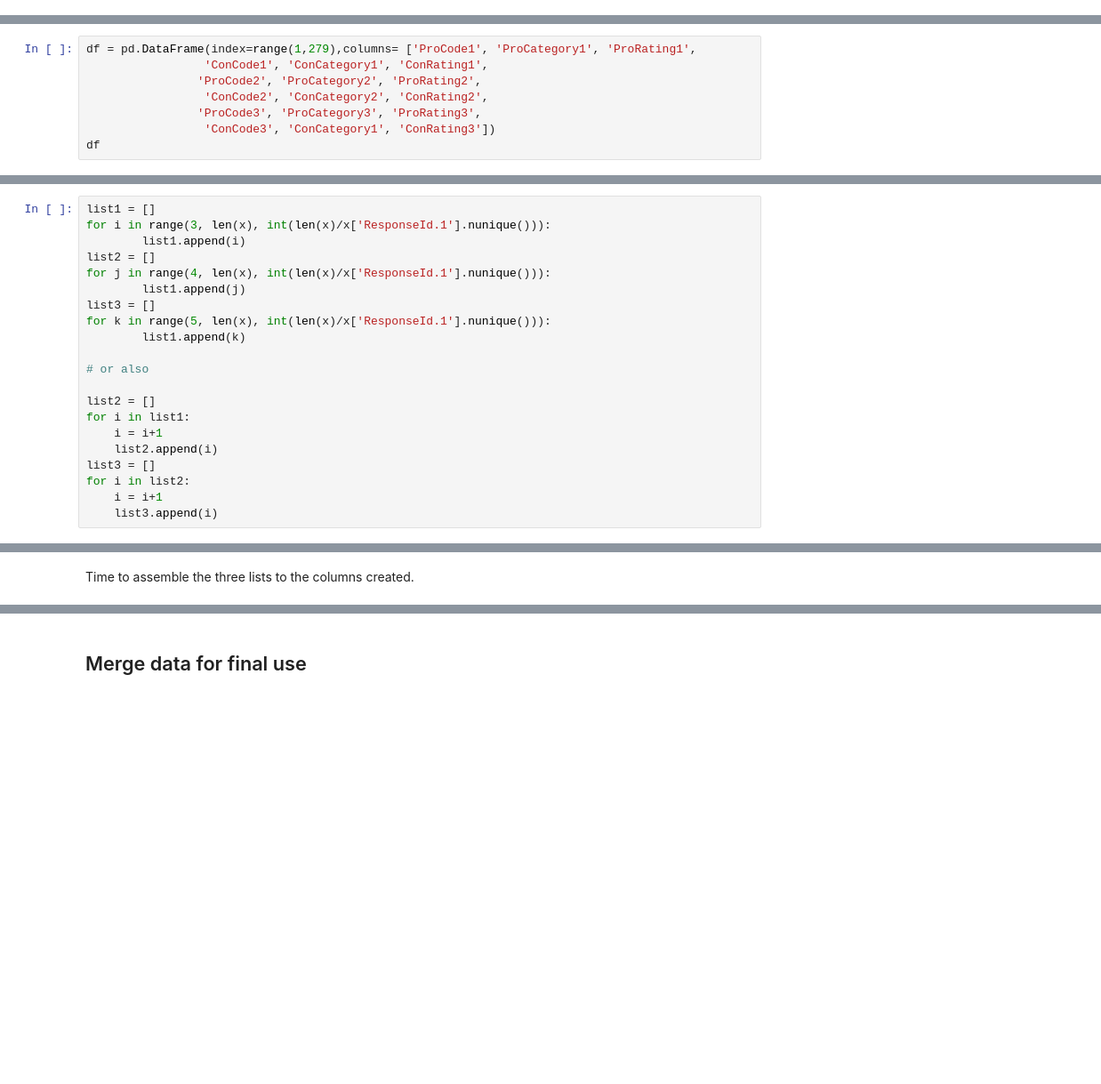
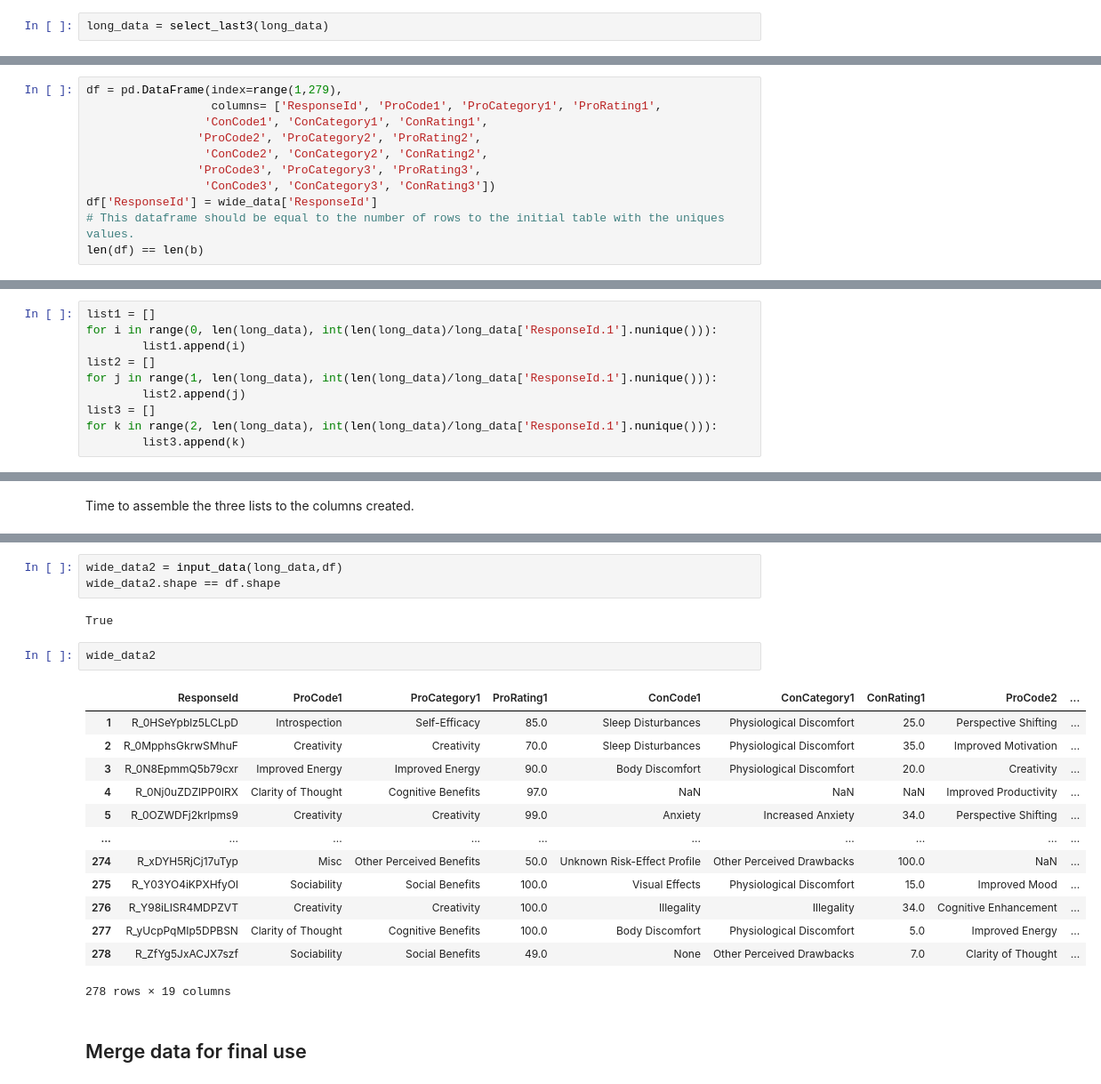
Before and after one commit to dan1dr/microdosing, a Jupyter notebook: notebooks/1.ipynb, the cells around one changed output, grey strips where cells are left out. Shown: that part at 89% size. Drawn from its saved outputs; the diff is of its cells as text; blank space fills up the shorter version.

```diff
--- a/notebooks/1.ipynb
+++ b/notebooks/1.ipynb
@@ -258,0 +246,2 @@ x
+# %%
+long_data = select_last3(long_data)
@@ -263,9 +272,12 @@ Now we have all we need to pivot the data
 # %%
-df = pd.DataFrame(index=range(1,279),columns= ['ProCode1', 'ProCategory1', 'ProRating1',
+df = pd.DataFrame(index=range(1,279),
+                  columns= ['ResponseId', 'ProCode1', 'ProCategory1', 'ProRating1',
                  'ConCode1', 'ConCategory1', 'ConRating1',
                 'ProCode2', 'ProCategory2', 'ProRating2',
                  'ConCode2', 'ConCategory2', 'ConRating2',
                 'ProCode3', 'ProCategory3', 'ProRating3',
-                 'ConCode3', 'ConCategory1', 'ConRating3'])
-df
+                 'ConCode3', 'ConCategory3', 'ConRating3'])
+df['ResponseId'] = wide_data['ResponseId']
+# This dataframe should be equal to the number of rows to the initial table with the uniques values.
+len(df) == len(b)
 # %% [output]
@@ -311,21 +287,10 @@ def select_last3(dataframe):
 # %%
 list1 = []
-for i in range(3, len(x), int(len(x)/x['ResponseId.1'].nunique())):
+for i in range(0, len(long_data), int(len(long_data)/long_data['ResponseId.1'].nunique())):
         list1.append(i)
 list2 = []
-for j in range(4, len(x), int(len(x)/x['ResponseId.1'].nunique())):
-        list1.append(j)
+for j in range(1, len(long_data), int(len(long_data)/long_data['ResponseId.1'].nunique())):
+        list2.append(j)
 list3 = []
-for k in range(5, len(x), int(len(x)/x['ResponseId.1'].nunique())):
-        list1.append(k)
-
-# or also
-
-list2 = []
-for i in list1:
-    i = i+1
-    list2.append(i)
-list3 = []
-for i in list2:
-    i = i+1
-    list3.append(i)
+for k in range(2, len(long_data), int(len(long_data)/long_data['ResponseId.1'].nunique())):
+        list3.append(k)
@@ -339,2 +376,23 @@ The strategy to conduct the data analysis is the following:
+# %%
+wide_data2 = input_data(long_data,df)
+wide_data2.shape == df.shape
+# %% [output]
+True
+# %%
+wide_data2
+# %% [output]
+|  | ResponseId | ProCode1 | ProCategory1 | ProRating1 | ConCode1 | ConCategory1 | ConRating1 | ProCode2 | ... |
+| 1 | R_0HSeYpblz5LCLpD | Introspection | Self-Efficacy | 85.0 | Sleep Disturbances | Physiological Discomfort | 25.0 | Perspective Shifting | ... |
+| 2 | R_0MpphsGkrwSMhuF | Creativity | Creativity | 70.0 | Sleep Disturbances | Physiological Discomfort | 35.0 | Improved Motivation | ... |
+| 3 | R_0N8EpmmQ5b79cxr | Improved Energy | Improved Energy | 90.0 | Body Discomfort | Physiological Discomfort | 20.0 | Creativity | ... |
+| 4 | R_0Nj0uZDZlPP0IRX | Clarity of Thought | Cognitive Benefits | 97.0 | NaN | NaN | NaN | Improved Productivity | ... |
+| 5 | R_0OZWDFj2krlpms9 | Creativity | Creativity | 99.0 | Anxiety | Increased Anxiety | 34.0 | Perspective Shifting | ... |
+| ... | ... | ... | ... | ... | ... | ... | ... | ... | ... |
+| 274 | R_xDYH5RjCj17uTyp | Misc | Other Perceived Benefits | 50.0 | Unknown Risk-Effect Profile | Other Perceived Drawbacks | 100.0 | NaN | ... |
+| 275 | R_Y03YO4iKPXHfyOl | Sociability | Social Benefits | 100.0 | Visual Effects | Physiological Discomfort | 15.0 | Improved Mood | ... |
+| 276 | R_Y98iLISR4MDPZVT | Creativity | Creativity | 100.0 | Illegality | Illegality | 34.0 | Cognitive Enhancement | ... |
+| 277 | R_yUcpPqMIp5DPBSN | Clarity of Thought | Cognitive Benefits | 100.0 | Body Discomfort | Physiological Discomfort | 5.0 | Improved Energy | ... |
+| 278 | R_ZfYg5JxACJX7szf | Sociability | Social Benefits | 49.0 | None | Other Perceived Drawbacks | 7.0 | Clarity of Thought | ... |
+278 rows × 19 columns
 # %% [markdown]
 ## Merge data for final use
```
Also changed, not shown: parts of 39 cells of this notebook, 1 other file.
